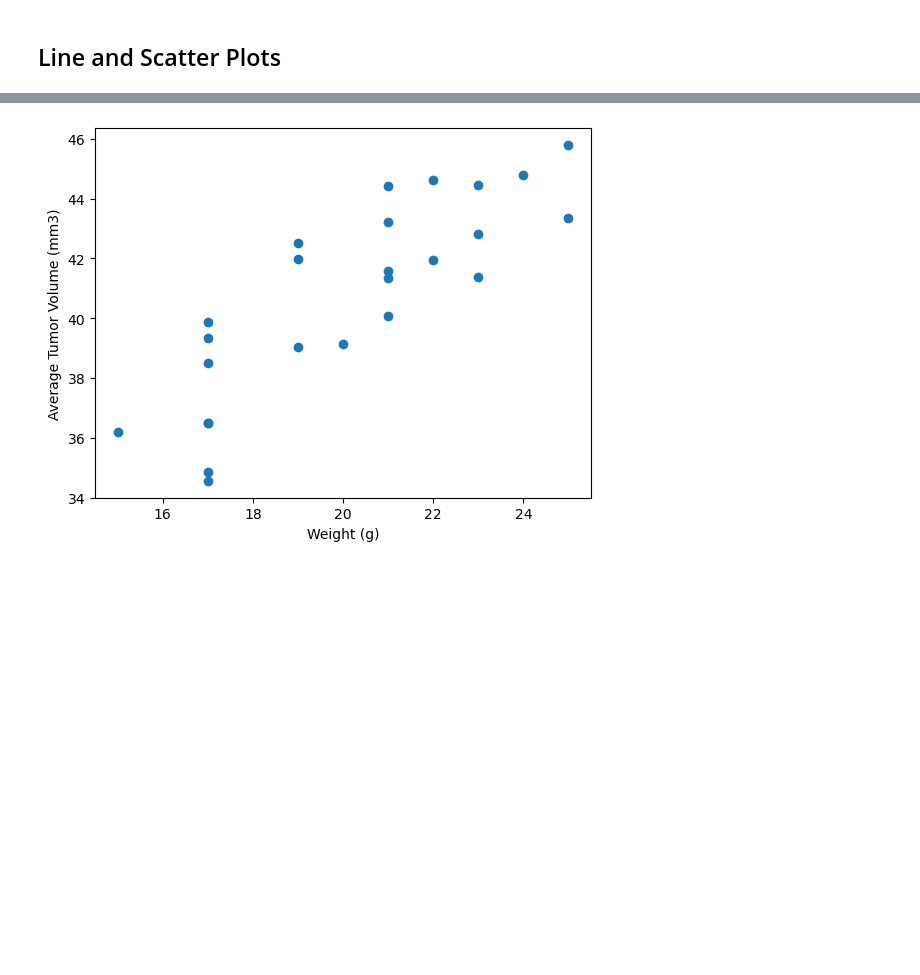
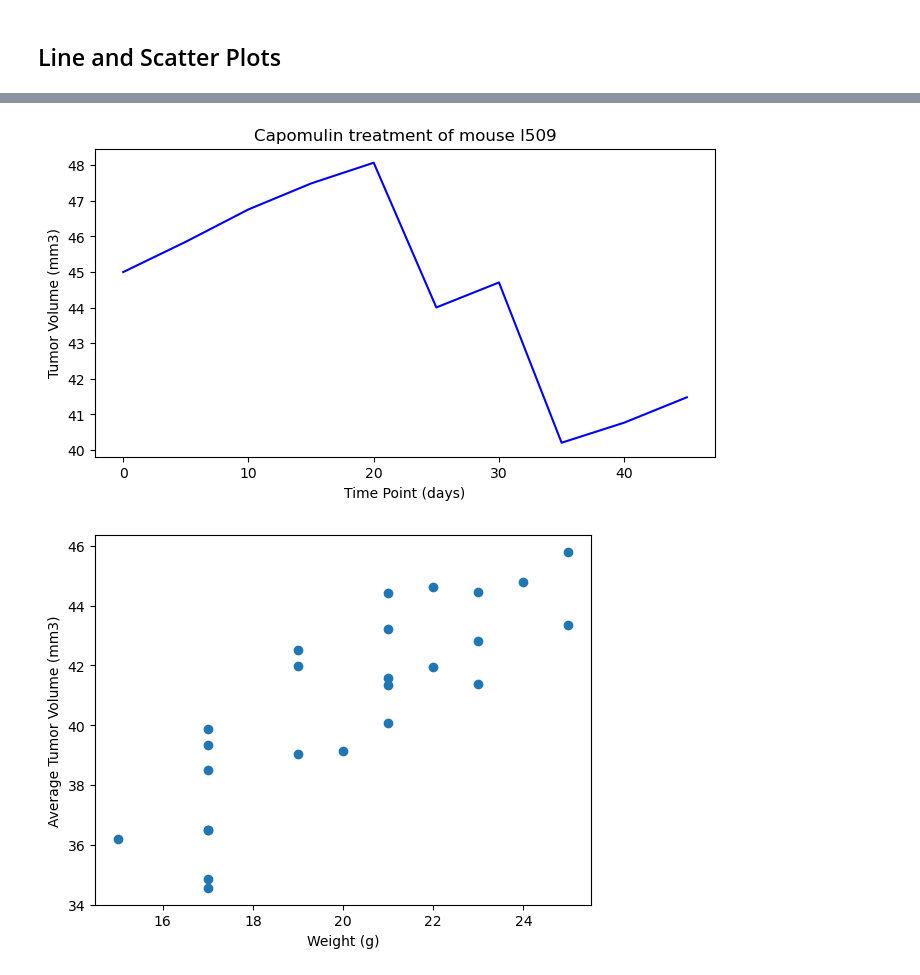
Before and after one commit to Daemch/Matplotlib_challenge, a Jupyter notebook: Pymaceuticals/pymaceuticals_analysis.ipynb, the cells around one changed output, grey strips where cells are left out. Drawn from its saved outputs; the diff is of its cells as text; code cells hidden in the pictures; blank space fills up the shorter version.

```diff
--- a/Pymaceuticals/pymaceuticals_analysis.ipynb
+++ b/Pymaceuticals/pymaceuticals_analysis.ipynb
@@ -227,3 +256,25 @@ Ceftamin's potential outliers: Series([], Name: Tumor Volume (mm3), dtype: float
+# %%
+# Generate a line plot of tumor volume vs. time point for a single mouse treated with Capomulin
+mouse_id = 'l509'
+treatment = 'Capomulin'
+
+# Filter the data for the specific mouse and treatment
+mouse = clean_combined_data_df[(clean_combined_data_df['Mouse ID'] == mouse_id) & (clean_combined_data_df['Drug Regimen'] == treatment)]
+
+
+plt.figure(figsize=(8, 4))
+plt.plot(mouse['Timepoint'], mouse['Tumor Volume (mm3)'], linestyle='-', color='b')
+
+# Add title and labels
+plt.title('Capomulin treatment of mouse l509')
+plt.xlabel('Time Point (days)')
+plt.ylabel('Tumor Volume (mm3)')
+
+
+# Show the plot
+plt.show()
+# %% [output]
+[figure, added]
 # %%
 # Generate a scatter plot of mouse weight vs. the average observed tumor volume for the entire Capomulin regimen
 # %% [output]
```
Also changed, not shown: parts of 5 cells of this notebook.
